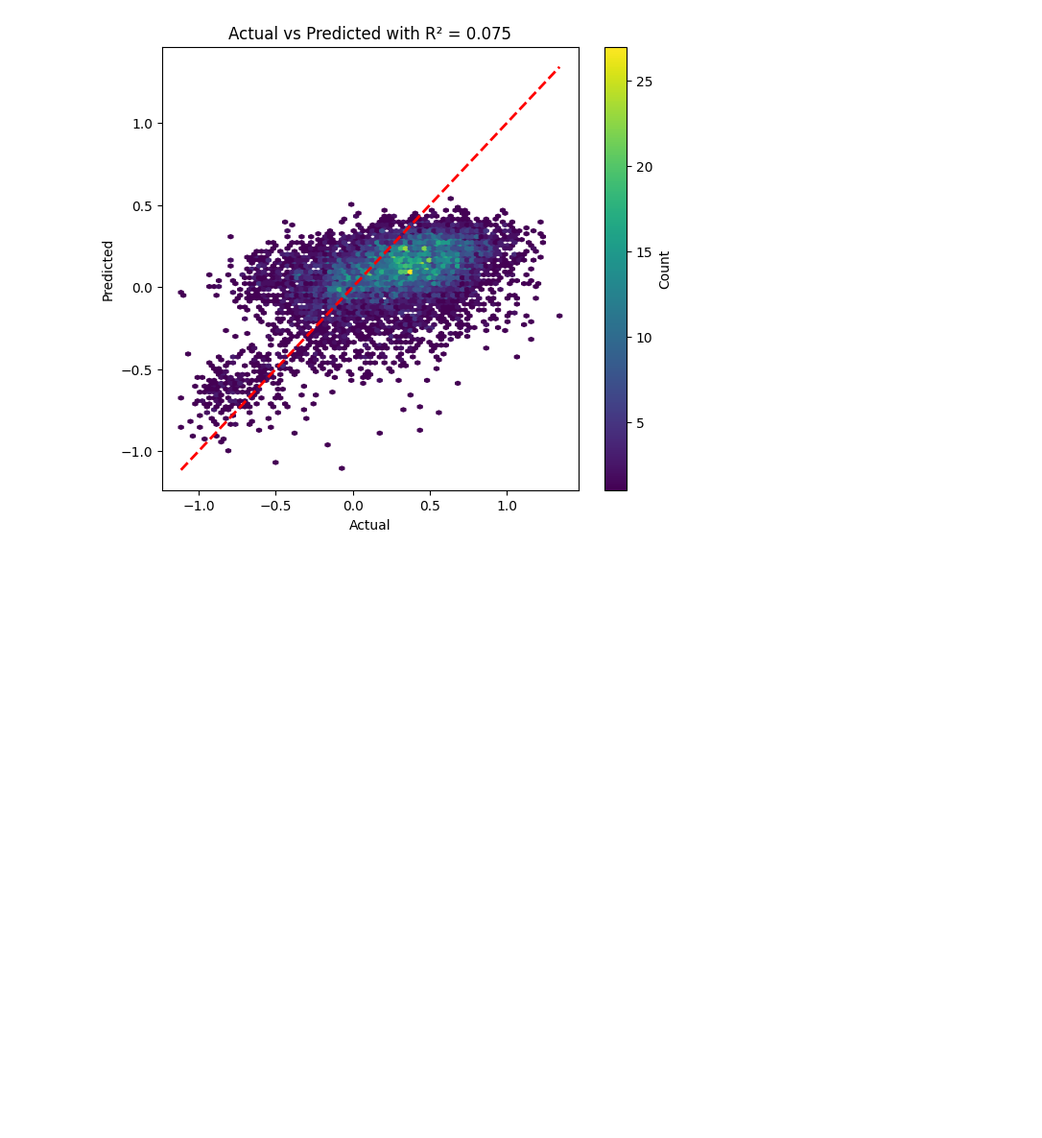
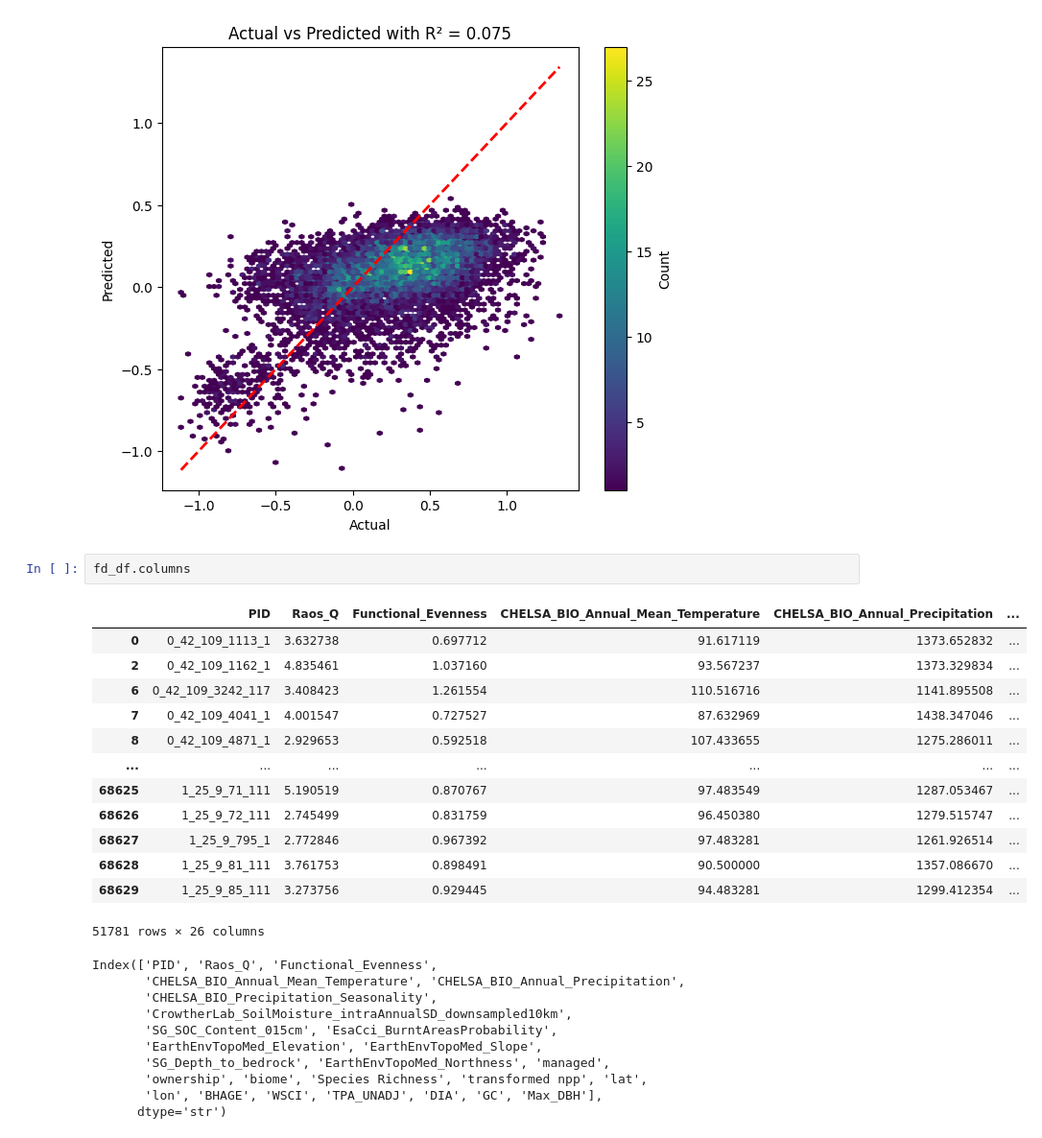
Before and after one commit to qiulinlx/FD_Stability, a Jupyter notebook: eval_notebook2.ipynb, the cells around one changed output. Shown at 96% size. Cells and saved outputs as stored; diff of their text form; blank space fills up the shorter version.

```diff
--- a/eval_notebook2.ipynb
+++ b/eval_notebook2.ipynb
@@ -793,3 +770,29 @@ plt.title(f"Actual vs Predicted with R² = {r2:.3f}")
 plt.show()
 # %% [output]
 [figure]
+# %%
+fd_df.columns
+# %% [output]
+|  | PID | Raos_Q | Functional_Evenness | CHELSA_BIO_Annual_Mean_Temperature | CHELSA_BIO_Annual_Precipitation | ... |
+| 0 | 0_42_109_1113_1 | 3.632738 | 0.697712 | 91.617119 | 1373.652832 | ... |
+| 2 | 0_42_109_1162_1 | 4.835461 | 1.037160 | 93.567237 | 1373.329834 | ... |
+| 6 | 0_42_109_3242_117 | 3.408423 | 1.261554 | 110.516716 | 1141.895508 | ... |
+| 7 | 0_42_109_4041_1 | 4.001547 | 0.727527 | 87.632969 | 1438.347046 | ... |
+| 8 | 0_42_109_4871_1 | 2.929653 | 0.592518 | 107.433655 | 1275.286011 | ... |
+| ... | ... | ... | ... | ... | ... | ... |
+| 68625 | 1_25_9_71_111 | 5.190519 | 0.870767 | 97.483549 | 1287.053467 | ... |
+| 68626 | 1_25_9_72_111 | 2.745499 | 0.831759 | 96.450380 | 1279.515747 | ... |
+| 68627 | 1_25_9_795_1 | 2.772846 | 0.967392 | 97.483281 | 1261.926514 | ... |
+| 68628 | 1_25_9_81_111 | 3.761753 | 0.898491 | 90.500000 | 1357.086670 | ... |
+| 68629 | 1_25_9_85_111 | 3.273756 | 0.929445 | 94.483281 | 1299.412354 | ... |
+51781 rows × 26 columns
+Index(['PID', 'Raos_Q', 'Functional_Evenness',
+       'CHELSA_BIO_Annual_Mean_Temperature', 'CHELSA_BIO_Annual_Precipitation',
+       'CHELSA_BIO_Precipitation_Seasonality',
+       'CrowtherLab_SoilMoisture_intraAnnualSD_downsampled10km',
+       'SG_SOC_Content_015cm', 'EsaCci_BurntAreasProbability',
+       'EarthEnvTopoMed_Elevation', 'EarthEnvTopoMed_Slope',
+       'SG_Depth_to_bedrock', 'EarthEnvTopoMed_Northness', 'managed',
+       'ownership', 'biome', 'Species Richness', 'transformed npp', 'lat',
+       'lon', 'BHAGE', 'WSCI', 'TPA_UNADJ', 'DIA', 'GC', 'Max_DBH'],
+      dtype='str')
```
Also changed, not shown: parts of 22 cells of this notebook, 3 other files.
